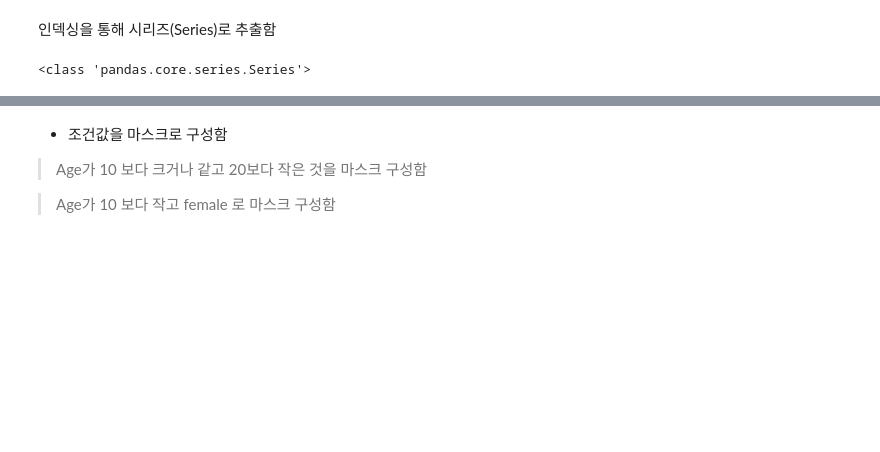
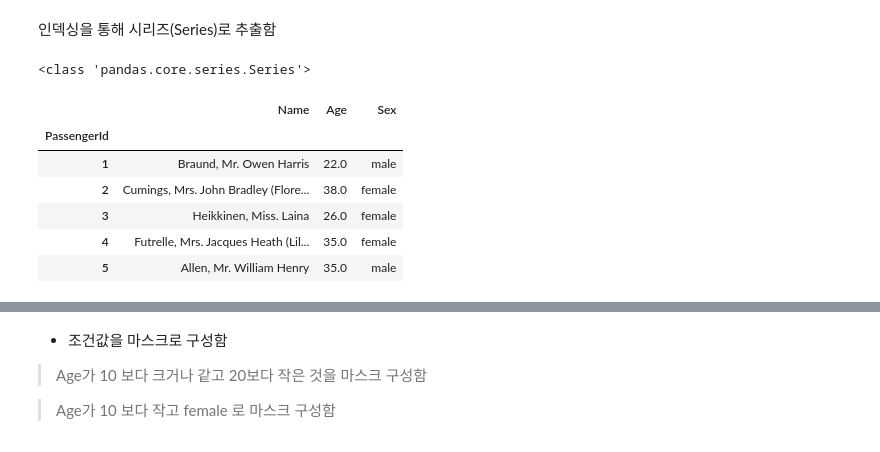
Before and after one commit to iceman67/-Python, a Jupyter notebook: LINC_Pandas_Example_2021.ipynb, the cells around one changed output, grey strips where cells are left out. Cells and saved outputs as stored; diff of their text form; code cells hidden in the pictures; blank space fills up the shorter version.

```diff
--- a/LINC_Pandas_Example_2021.ipynb
+++ b/LINC_Pandas_Example_2021.ipynb
@@ -240,0 +246,10 @@ print(type(value_counts))
+# %%
+df1.head()
+# %% [output]
+|  | Name | Age | Sex |
+| PassengerId |  |  |  |
+| 1 | Braund, Mr. Owen Harris | 22.0 | male |
+| 2 | Cumings, Mrs. John Bradley (Flore... | 38.0 | female |
+| 3 | Heikkinen, Miss. Laina | 26.0 | female |
+| 4 | Futrelle, Mrs. Jacques Heath (Lil... | 35.0 | female |
+| 5 | Allen, Mr. William Henry | 35.0 | male |
```
Also changed, not shown: parts of 8 cells of this notebook.
